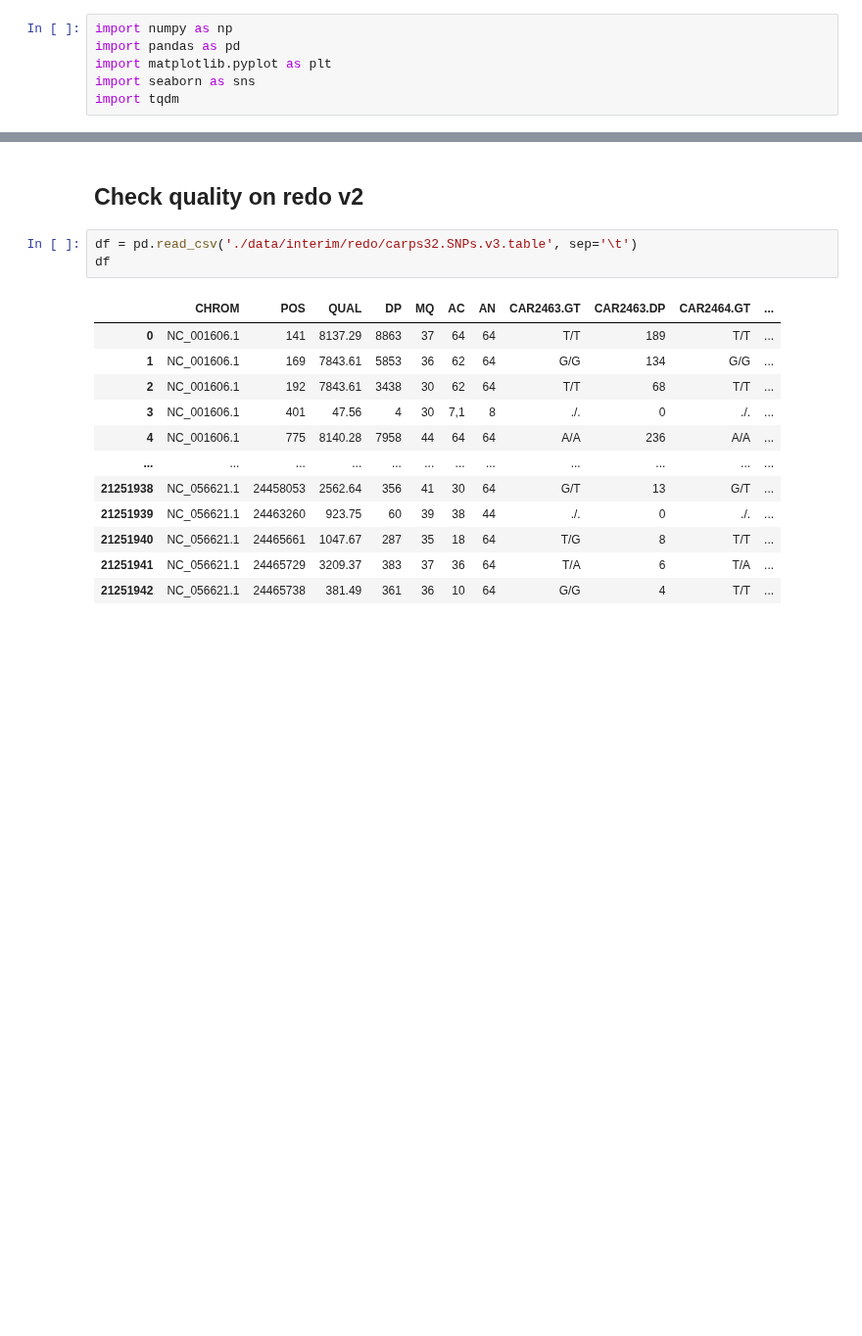
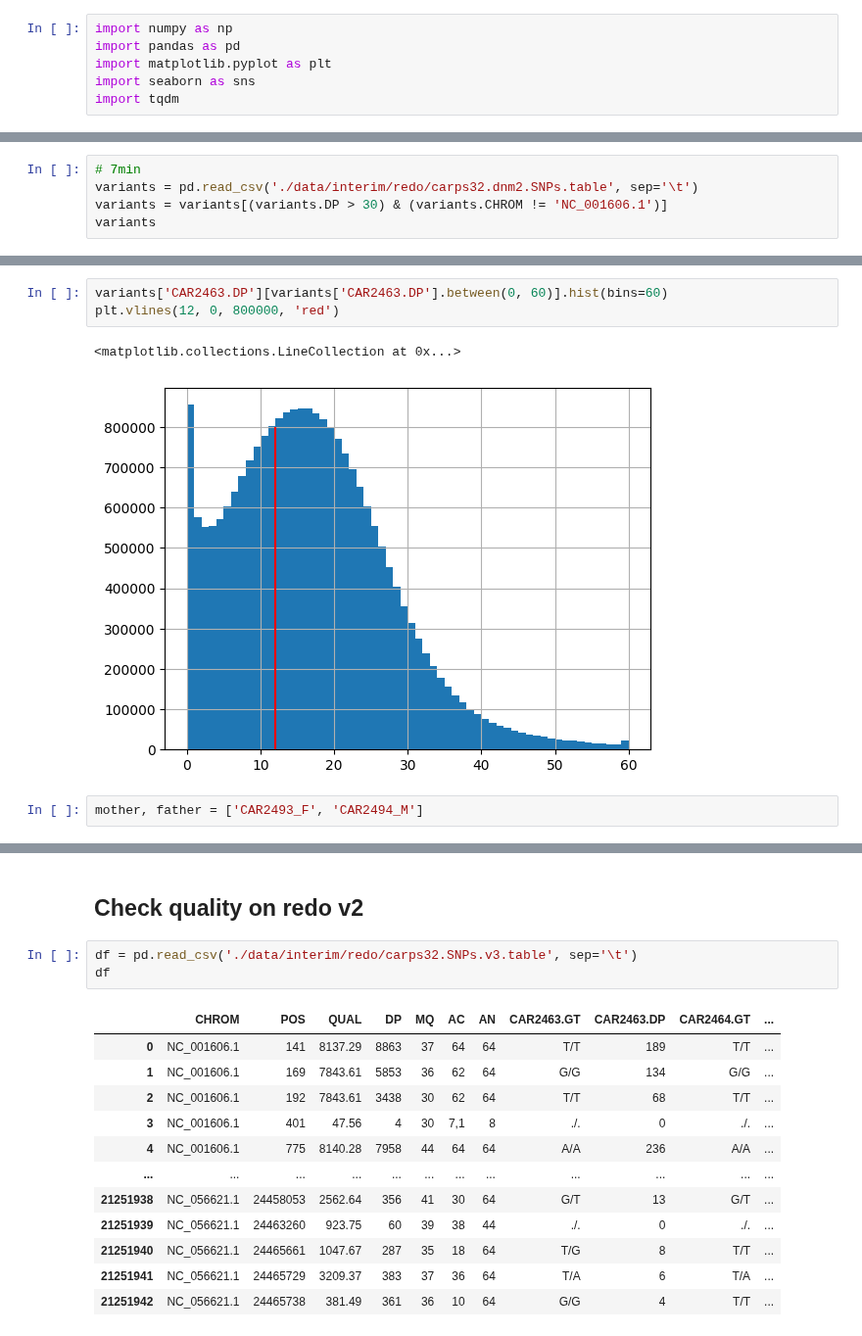
Before and after one commit to mitoclub/AquaSelection, a Jupyter notebook: intersect.ipynb, the cells around one changed output, grey strips where cells are left out. Shown at 98% size. Drawn from its saved outputs; the diff is of its cells as text; blank space fills up the shorter version.

```diff
--- a/intersect.ipynb
+++ b/intersect.ipynb
@@ -8,0 +14,5 @@ sdgsdg
+# %%
+# 7min
+variants = pd.read_csv('./data/interim/redo/carps32.dnm2.SNPs.table', sep='\t')
+variants = variants[(variants.DP > 30) & (variants.CHROM != 'NC_001606.1')]
+variants
@@ -8,0 +77,8 @@ sdgsdg
+# %%
+variants['CAR2463.DP'][variants['CAR2463.DP'].between(0, 60)].hist(bins=60)
+plt.vlines(12, 0, 800000, 'red')
+# %% [output]
+<matplotlib.collections.LineCollection at 0x...>
+[figure, added]
+# %%
+mother, father = ['CAR2493_F', 'CAR2494_M']
```
Also changed, not shown: parts of 29 cells of this notebook, 5 other files.
